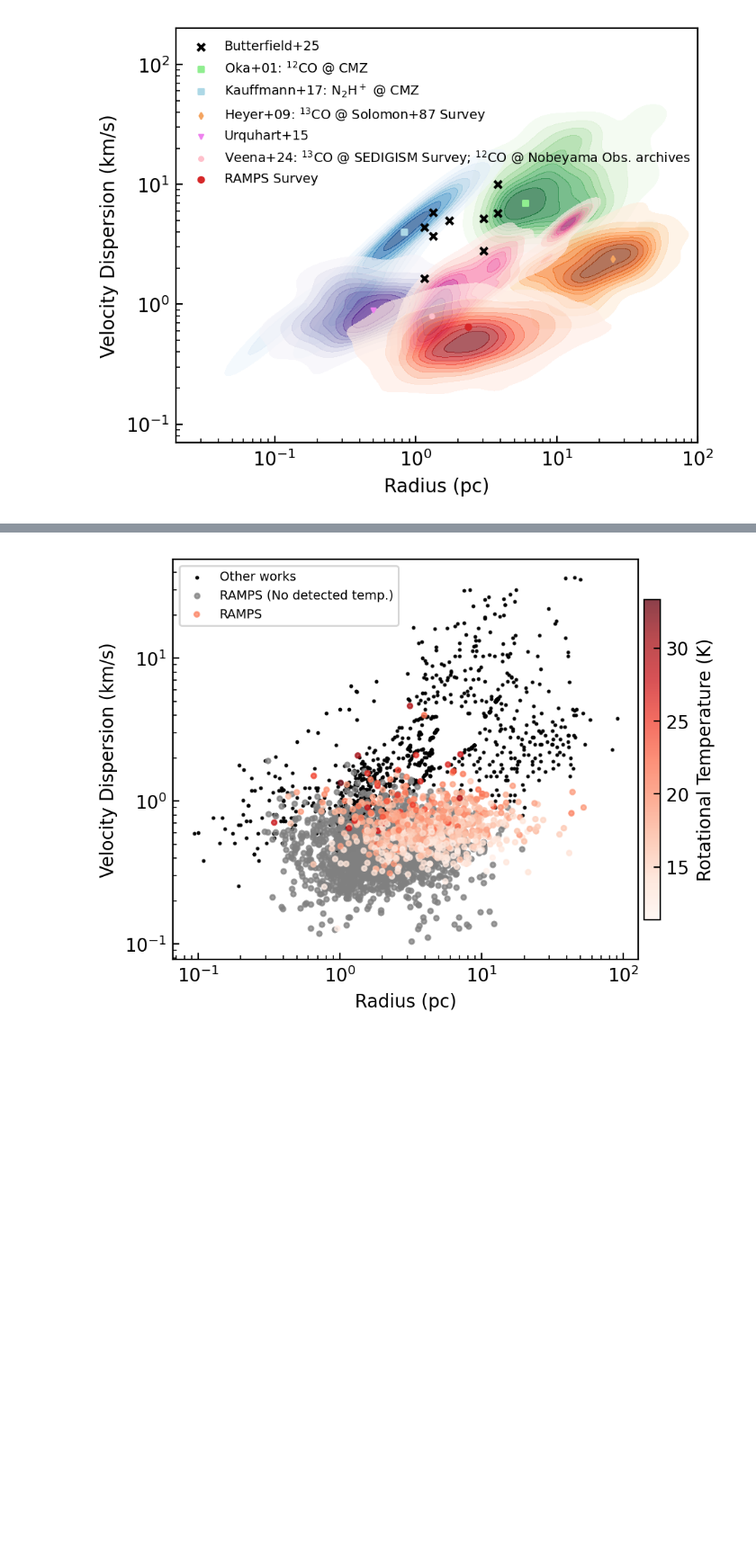
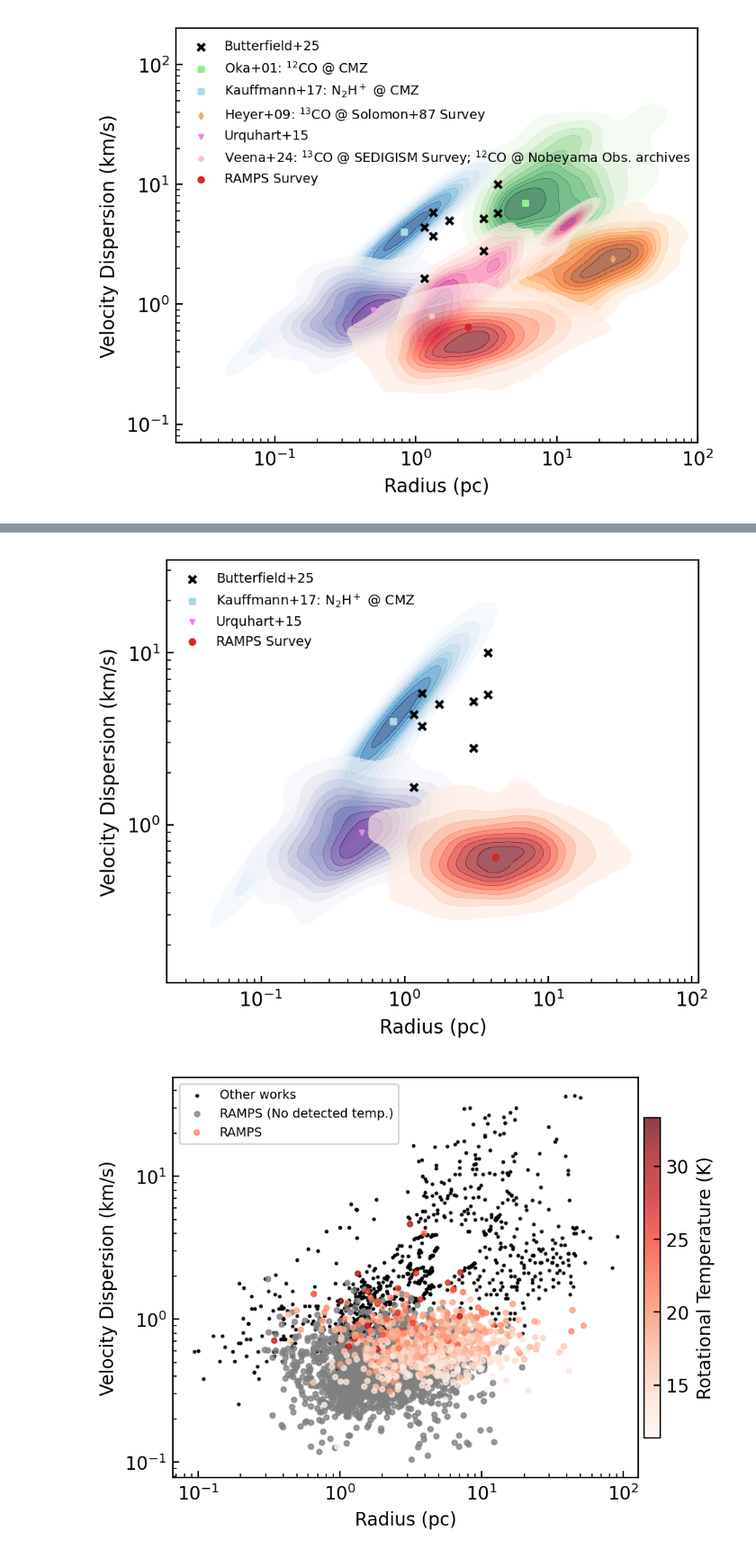
Before and after one commit to harrisonfwest/GBO-REU, a Jupyter notebook: Butterfield_plotting/linewidth_plot.ipynb, the cells around one changed output, grey strips where cells are left out. Shown at 90% size. Saved outputs shown, nothing was run; the diff lists cells and outputs as text; code cells hidden in the pictures; blank space fills up the shorter version.

```diff
--- a/Butterfield_plotting/linewidth_plot.ipynb
+++ b/Butterfield_plotting/linewidth_plot.ipynb
@@ -406,3 +431,28 @@ plt.savefig("/users/hfwest/GBO-REU/plots/Larson_Density--West-Morgan.png", bbox_
+# %%
+hist_bins = np.logspace(0.01, 100)
+
+fig, ax = plt.subplots(figsize=(w, h), dpi=d)
+plt.loglog()
+
+sns.kdeplot(x = kauf_r, y = kauf_l, fill = True, cmap = 'Blues', cbar = False, alpha = 0.65)
+sns.kdeplot(x = morgan_r, y = morgan_l, fill = True, cmap = 'Purples', cbar = False, alpha = 0.65)
+sns.kdeplot(x = length_vals, y = sigma_vals, fill = True, cmap = 'Reds', cbar = False, alpha = 0.65)
+
+plt.scatter(midr, midl, s=15, color='black', label='Butterfield+25', marker='x')
+plt.scatter(.83, 4, s=7, color='lightblue', label='Kauffmann+17: N$_2$H$^+$ @ CMZ', marker='s')
+plt.scatter(.5, .9, s=5, color='violet', label='Urquhart+15', marker='v')
+plt.scatter(np.median(length_vals), .65, marker = '.', color = 'tab:red', label = 'RAMPS Survey')
+
+
+plt.xlabel('Radius (pc)')
+plt.ylabel('Velocity Dispersion (km/s)')
+ax.legend(fontsize='x-small', framealpha=0, loc = 'upper left')
+
+# plt.show()
+
+plt.savefig("/users/hfwest/GBO-REU/plots/Larson_Density3--West-Morgan.png", bbox_inches = 'tight', pad_inches = 0.1)
+# %% [output]
+[figure, added]
 # %%
 plt.figure(figsize=(w+.5, h), dpi=d) # adding space for colorbar
 plt.loglog()
```
Also changed, not shown: parts of 1 cell of this notebook, 3 other files.
